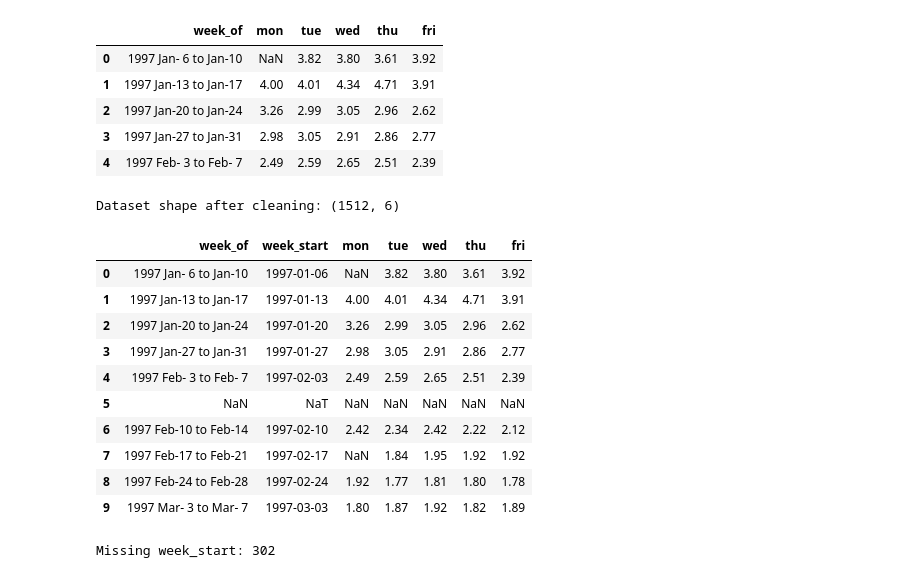
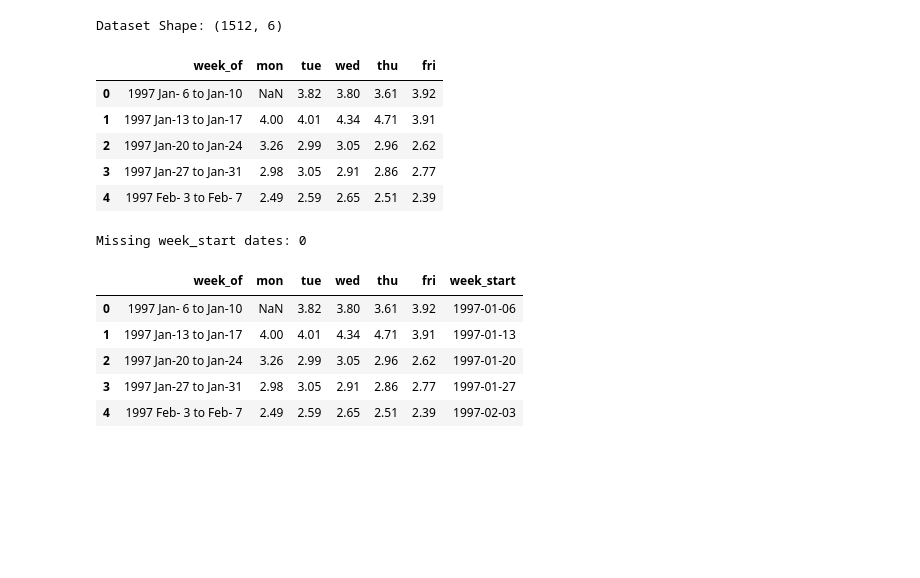
Before and after one commit to Rlesko14/Python-Final-Project-Natural-gas-price-analysis-, a Jupyter notebook: notebooks/01_henryhub_cleaning.ipynb, the cells around one changed output. Saved outputs shown, nothing was run; the diff lists cells and outputs as text; code cells hidden in the pictures; blank space fills up the shorter version.

Commit message:
Refactor cleaning pipeline: split price parsing and variable merging into modular notebooks

```diff
--- a/notebooks/01_henryhub_cleaning.ipynb
+++ b/notebooks/01_henryhub_cleaning.ipynb
@@ -67,67 +30,55 @@ dfw = weekly_raw_df.copy()
 # %%
-weekly_raw_df.columns = [col.strip().lower() for col in weekly_raw_df.columns]
+raw_data_path = RAW_DIR / "henry_hub_weekly.csv"
+df = pd.read_csv(raw_data_path)
 
-weekly_raw_df = weekly_raw_df.dropna(subset=["week_of"]).copy()
+df.columns = [col.strip().lower() for col in df.columns]
+df = df.dropna(subset=["week_of"]).copy()
+df["week_of"] = df["week_of"].astype(str).str.strip()
 
-weekly_raw_df["week_of"] = weekly_raw_df["week_of"].astype(str).str.strip()
-
-display(weekly_raw_df.head())
-
-print("Dataset shape after cleaning:", weekly_raw_df.shape)
-
-# Clean column names and handle missing values in 'week_of' column.
+print(f"Dataset Shape: {df.shape}")
+display(df.head())
 # %% [output]
+Dataset Shape: (1512, 6)
 |  | week_of | mon | tue | wed | thu | fri |
 | 0 | 1997 Jan- 6 to Jan-10 | NaN | 3.82 | 3.80 | 3.61 | 3.92 |
 | 1 | 1997 Jan-13 to Jan-17 | 4.00 | 4.01 | 4.34 | 4.71 | 3.91 |
 | 2 | 1997 Jan-20 to Jan-24 | 3.26 | 2.99 | 3.05 | 2.96 | 2.62 |
 | 3 | 1997 Jan-27 to Jan-31 | 2.98 | 3.05 | 2.91 | 2.86 | 2.77 |
 | 4 | 1997 Feb- 3 to Feb- 7 | 2.49 | 2.59 | 2.65 | 2.51 | 2.39 |
-Dataset shape after cleaning: (1512, 6)
 # %%
 def parse_week_start(s: str):
     """
-    EIA weekly 'week_of' looks like:
-    '1997 Jan- 6 to Jan-10' or '1997 Feb-10 to Feb-14'
-    We extract the YEAR + first month token + first day number.
+    Parses '1997 Jan- 6 to Jan-10' robustly using Regex.
     """
     s = str(s)
 
     m_year = re.search(r"(\d{4})", s)
-    if not m_year:
-        return pd.NaT
+    if not m_year: return pd.NaT
     year = int(m_year.group(1))
 
     m_mon = re.search(r"\b(Jan|Feb|Mar|Apr|May|Jun|Jul|Aug|Sep|Oct|Nov|Dec)\b", s)
-    if not m_mon:
-        return pd.NaT
+    if not m_mon: return pd.NaT
     mon = m_mon.group(1)
 
     m_day = re.search(rf"{mon}\s*-\s*(\d{{1,2}})", s)
-    if not m_day:
-        return pd.NaT
+    if not m_day: return pd.NaT
     day = int(m_day.group(1))
 
     return pd.to_datetime(f"{year} {mon} {day}", format="%Y %b %d", errors="coerce")
 
-dfw["week_start"] = dfw["week_of"].apply(parse_week_start)
+df["week_start"] = df["week_of"].apply(parse_week_start)
 
 for c in ["mon", "tue", "wed", "thu", "fri"]:
-    if c in dfw.columns:
-        dfw[c] = pd.to_numeric(dfw[c], errors="coerce")
+    if c in df.columns:
+        df[c] = pd.to_numeric(df[c], errors="coerce")
 
-display(dfw[["week_of","week_start","mon","tue","wed","thu","fri"]].head(10))
-print("Missing week_start:", dfw["week_start"].isna().sum())
+print("Missing week_start dates:", df["week_start"].isna().sum())
+display(df.head())
 # %% [output]
+Missing week_start dates: 0
-|  | week_of | week_start | mon | tue | wed | thu | fri |
-| 0 | 1997 Jan- 6 to Jan-10 | 1997-01-06 | NaN | 3.82 | 3.80 | 3.61 | 3.92 |
-| 1 | 1997 Jan-13 to Jan-17 | 1997-01-13 | 4.00 | 4.01 | 4.34 | 4.71 | 3.91 |
-| 2 | 1997 Jan-20 to Jan-24 | 1997-01-20 | 3.26 | 2.99 | 3.05 | 2.96 | 2.62 |
-| 3 | 1997 Jan-27 to Jan-31 | 1997-01-27 | 2.98 | 3.05 | 2.91 | 2.86 | 2.77 |
-| 4 | 1997 Feb- 3 to Feb- 7 | 1997-02-03 | 2.49 | 2.59 | 2.65 | 2.51 | 2.39 |
-| 5 | NaN | NaT | NaN | NaN | NaN | NaN | NaN |
-| 6 | 1997 Feb-10 to Feb-14 | 1997-02-10 | 2.42 | 2.34 | 2.42 | 2.22 | 2.12 |
-| 7 | 1997 Feb-17 to Feb-21 | 1997-02-17 | NaN | 1.84 | 1.95 | 1.92 | 1.92 |
-| 8 | 1997 Feb-24 to Feb-28 | 1997-02-24 | 1.92 | 1.77 | 1.81 | 1.80 | 1.78 |
-| 9 | 1997 Mar- 3 to Mar- 7 | 1997-03-03 | 1.80 | 1.87 | 1.92 | 1.82 | 1.89 |
+|  | week_of | mon | tue | wed | thu | fri | week_start |
+| 0 | 1997 Jan- 6 to Jan-10 | NaN | 3.82 | 3.80 | 3.61 | 3.92 | 1997-01-06 |
+| 1 | 1997 Jan-13 to Jan-17 | 4.00 | 4.01 | 4.34 | 4.71 | 3.91 | 1997-01-13 |
+| 2 | 1997 Jan-20 to Jan-24 | 3.26 | 2.99 | 3.05 | 2.96 | 2.62 | 1997-01-20 |
+| 3 | 1997 Jan-27 to Jan-31 | 2.98 | 3.05 | 2.91 | 2.86 | 2.77 | 1997-01-27 |
+| 4 | 1997 Feb- 3 to Feb- 7 | 2.49 | 2.59 | 2.65 | 2.51 | 2.39 | 1997-02-03 |
-Missing week_start: 302
```
Also changed, not shown: parts of 13 cells of this notebook, 11 other files.
